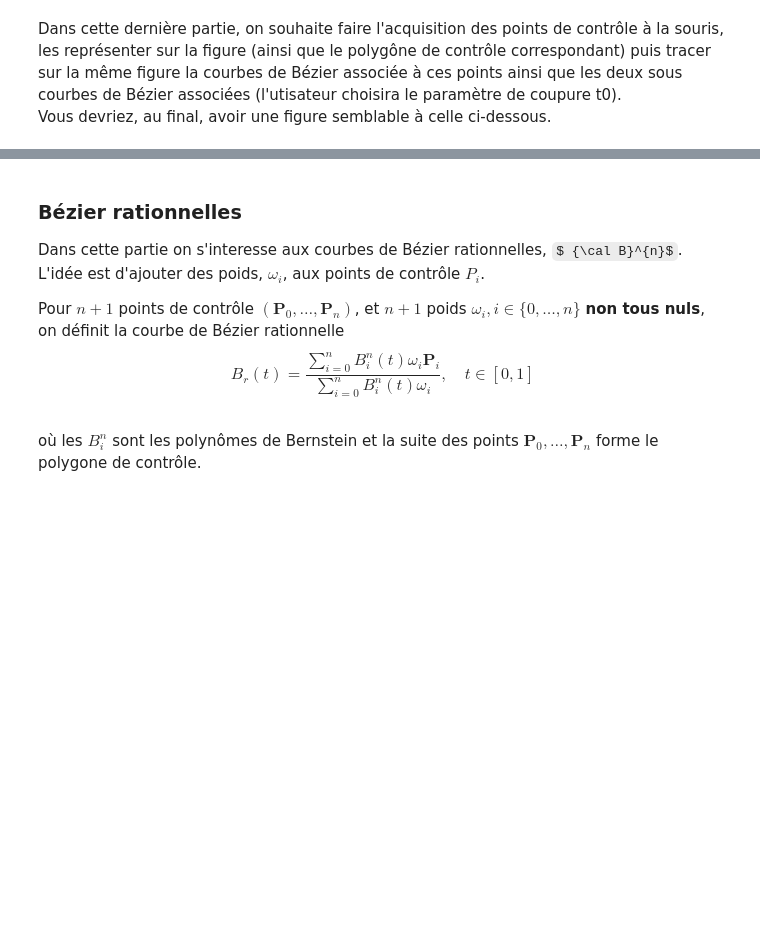
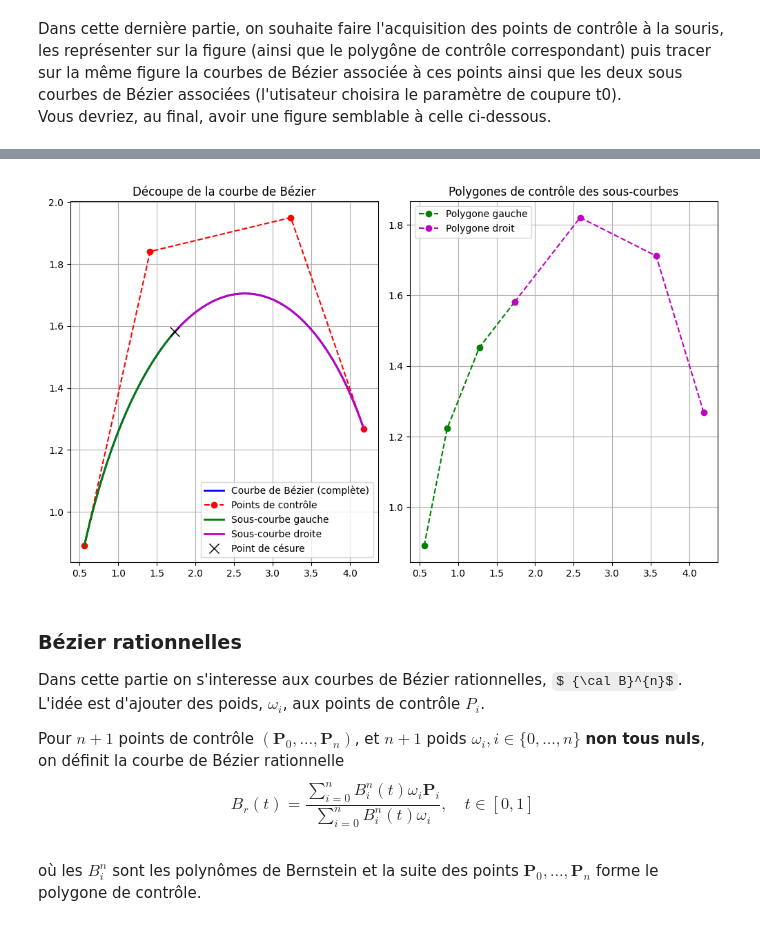
Before and after one commit to lnkyy/modelisation, a Jupyter notebook: TP1Bezier.ipynb, the cells around one changed output, grey strips where cells are left out. Saved outputs shown, nothing was run; the diff lists cells and outputs as text; code cells hidden in the pictures; some formulas as TeX source; blank space fills up the shorter version.

```diff
--- a/TP1Bezier.ipynb
+++ b/TP1Bezier.ipynb
@@ -258,15 +258,65 @@ Vous devriez, au final, avoir une figure semblable à celle ci-dessous.
 # %%
 # Acquisition des points de contrôle
 # Votre code ici
-# %%
-def SousCourbes(PtContX,PtContY,t0):
-    """ Les coordonnées des points de contrôle sont donnés par les listes PtContX et PtContY (ici se sont des
-    listes (comme dans les tp précédents). Le paramètre du point de découpe est t0.
-    Toutes les directives de tracé se font dans cette fonction, elle ne retourne donc rien. On l'appelle pour effectuer
-    les tracés.
-    """
-    # Votre code ici
-SousCourbes(PtContX,PtContY,0.35)
+# %%
+def SousCourbes(PtContX, PtContY, t0):
+    """ Les coordonnées des points de contrôle sont donnés par les listes PtContX et PtContY.
+    Le paramètre du point de découpe est t0.
+    Toutes les directives de tracé se font dans cette fonction, elle ne retourne donc rien. On l'appelle pour effectuer
+    les tracés.
+    """
+
+    # Convertir les listes en tableau numpy pour faciliter les calculs
+    P = np.array([PtContX, PtContY])
+
+    # Vérification de t0
+    if not (0 < t0 < 1):
+        raise ValueError("Le paramètre t0 doit être strictement compris entre 0 et 1.")
+
+    # Obtenir le point de découpe, les sous-courbes P1 (gauche) et P2 (droite)
+    P0, P1, P2 = DeCasteljau2(P, t0)
+
+    # Tracer les points de contrôle et la courbe de Bézier initiale
+    plt.figure(figsize=(10, 6))
+
+    # Sous-figure 1 : Courbe complète et sous-courbes
+    plt.subplot(1, 2, 1)
+    c_x, c_y = Bezier(P)  # Courbe de Bézier initiale
+    plt.plot(c_x, c_y, 'b-', linewidth=2, label='Courbe de Bézier (complète)')
+    plt.plot(PtContX, PtContY, 'ro--', label='Points de contrôle')
+
+    # Tracer la sous-courbe gauche
+    c1_x, c1_y = Bezier(P1[:, :P1.shape[1]])
+    plt.plot(c1_x, c1_y, 'g-', linewidth=2, label='Sous-courbe gauche')
+
+    # Tracer la sous-courbe droite
+    c2_x, c2_y = Bezier(P2[:, :P2.shape[1]])
+    plt.plot(c2_x, c2_y, 'm-', linewidth=2, label='Sous-courbe droite')
+
+    # Tracer le point de césure
+    plt.plot(P0[0, 0], P0[1, 0], 'kx', markersize=10, label='Point de césure')
+
+    plt.title('Découpe de la courbe de Bézier')
+    plt.legend()
+    plt.grid(True)
+
+    # Sous-figure 2 : Polygones de contrôle des sous-courbes
+    plt.subplot(1, 2, 2)
+    plt.plot(P1[0, :], P1[1, :], 'go--', label='Polygone gauche')
+    plt.plot(P2[0, :], P2[1, :], 'mo--', label='Polygone droit')
+
+    plt.title('Polygones de contrôle des sous-courbes')
+    plt.legend()
+    plt.grid(True)
+
+    # Afficher le graphique
+    plt.tight_layout()
+    plt.show()
+
+# Exemple d'utilisation
+SousCourbes(PtContX, PtContY, 0.35)
+# %% [output]
+[figure, added]
 # %% [markdown]
 ### Bézier rationnelles
 
```
Also changed, not shown: parts of 9 cells of this notebook.
